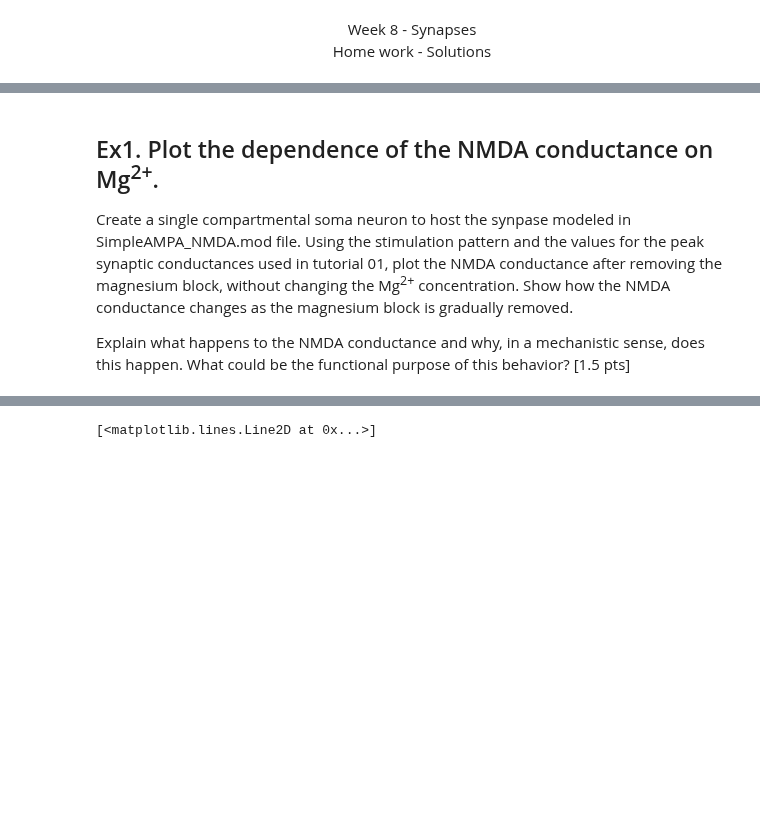
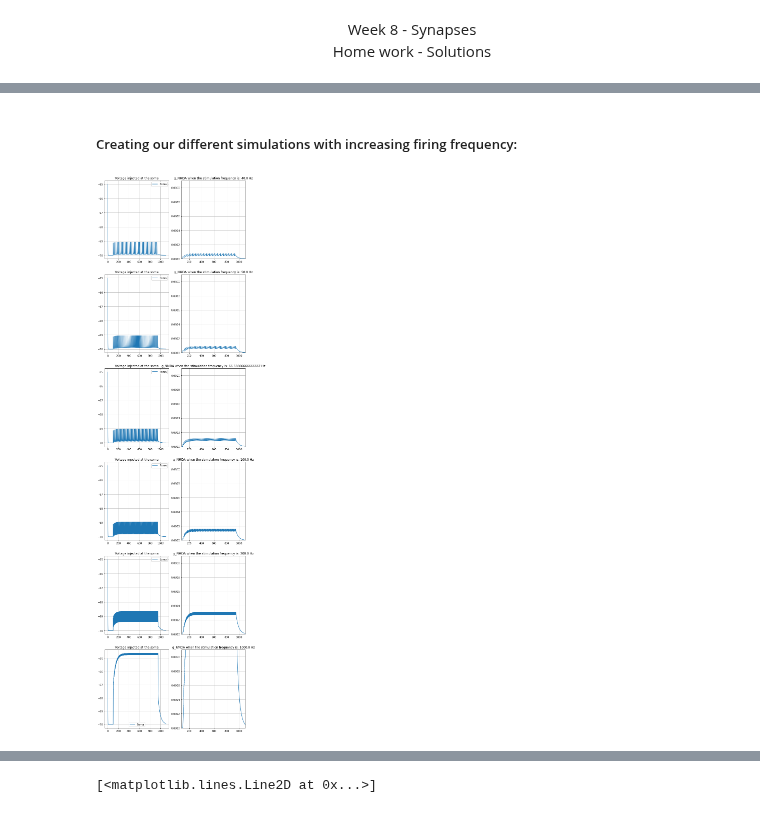
Before and after one commit to GasserElbanna/In-Silico-Neuroscience-Projects, a Jupyter notebook: Week 8/Week8_HomeWork.ipynb, the cells around one changed output, grey strips where cells are left out. Drawn from its saved outputs; the diff is of its cells as text; code cells hidden in the pictures; blank space fills up the shorter version.

```diff
--- a/Week 8/Week8_HomeWork.ipynb
+++ b/Week 8/Week8_HomeWork.ipynb
@@ -28,9 +46,3 @@ import h5py
 # Load external files & initialize
 h.load_file("stdrun.hoc");
 h.stdinit();
-# %% [markdown]
-## Ex1. Plot the dependence of the NMDA conductance on Mg<sup>2+</sup>.
-
-<font sie='3'>Create a single compartmental soma neuron to host the synpase modeled in SimpleAMPA_NMDA.mod file. Using the stimulation pattern and the values for the peak synaptic conductances used in tutorial 01, plot the NMDA conductance after removing the magnesium block, without changing the Mg<sup>2+</sup> concentration. Show how the NMDA conductance changes as the magnesium block is gradually removed.
-
-<font sie='3'>Explain what happens to the NMDA conductance and why, in a mechanistic sense, does this happen. What could be the functional purpose of this behavior? [1.5 pts]
@@ -36,0 +63,67 @@ h.stdinit();
+# %% [markdown]
+##### Creating our different simulations with increasing firing frequency:
+# %%
+# Creating our simulations where we progressively increase the firing frequency
+list_spike_times = []
+
+for step in range(25, 1, -5):
+    spike_times = np.arange(100, 950, step)
+    list_spike_times.append(spike_times)
+
+list_spike_times.append(np.arange(100, 950, 1))
+# %%
+# Create Figure to include all subplots
+fig = plt.figure(figsize=(10, 40))
+
+
+for i, simulation in enumerate(list_spike_times):
+
+    # Define stimulus, where we increase the amplitude to depolarize
+    stimulator = h.VecStim()
+    spike_times = simulation
+    spikes_vector = h.Vector(spike_times)
+
+    stimulator.play(spikes_vector)
+
+    connection = h.NetCon(stimulator, synapse)
+    connection.weight[0] = 1.0        # In units of [nS] due to the gmax scaling factor in our .mod file
+
+    # Build Recording Electrodes
+    g_syn = h.Vector()
+    g_syn.record(synapse._ref_g)
+    i_syn = h.Vector()
+    i_syn.record(synapse._ref_i)
+    v_soma = h.Vector()
+    v_soma.record(soma(0.5)._ref_v)
+    time = h.Vector()
+    time.record(neuron.h._ref_t)
+
+    # Set synapses conductances (AMPA & NMDA)
+    synapse.gmax_AMPA = 0.001 # uS
+    synapse.gmax_NMDA = 0.7 * 0.001 # uS - 0.7 is a biologically typical ratio of NMDA to AMPA conductance
+    synapse.mg = 1 # mM
+    g_NMDA = h.Vector()
+    g_NMDA.record(synapse._ref_g_NMDA)
+    g_AMPA = h.Vector()
+    g_AMPA.record(synapse._ref_g_AMPA)
+
+    h.tstop = 1100.0 # ms
+    h.run();
+
+    # Plot neuron in 3D in a subplot
+    axes = fig.add_subplot(6, 2, 2*i+1)
+
+    axes.plot(time, v_soma, label='Soma')
+    axes.set_title("Voltage injected at the soma")
+    axes.legend()
+    axes.grid(True)
+
+    axes = fig.add_subplot(6,2,2*i+2)
+
+    axes.plot(time, g_NMDA, label= 'g_NMDA')
+    Title = "g_NMDA when the stimulation frequency is: "+str((1/(simulation[3]-simulation[2]))*1e3)+" Hz"
+    axes.set_title(Title)
+    axes.axis([80.0, 1100.0, 0.0, 0.0011])
+    axes.grid(True)
+# %% [output]
+[figure, added]
```
Also changed, not shown: parts of 62 cells of this notebook, 4 other files.
